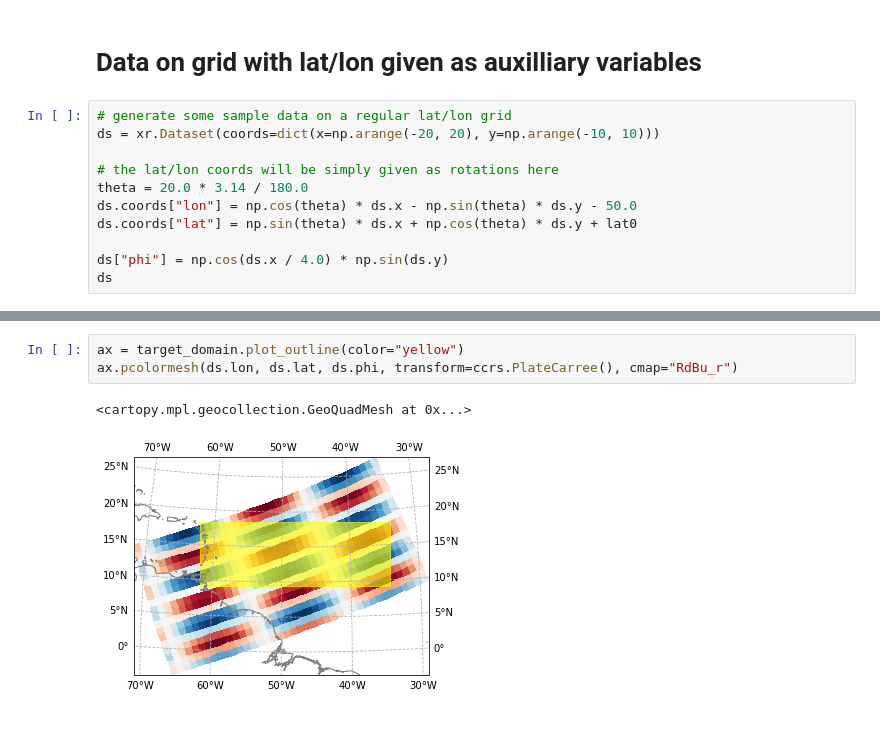
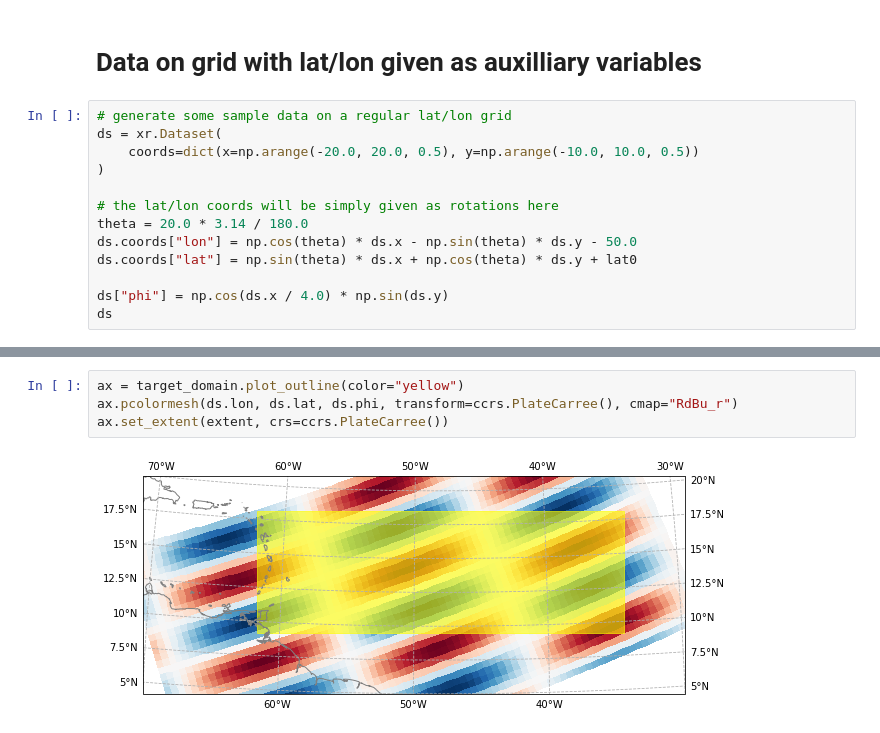
Before and after one commit to leifdenby/regridcart, a Jupyter notebook: notebooks/examples.ipynb, the cells around one changed output, grey strips where cells are left out. Drawn from its saved outputs; the diff is of its cells as text.

Commit message:
regrid with latlon aux coords

```diff
--- a/notebooks/examples.ipynb
+++ b/notebooks/examples.ipynb
@@ -124,7 +132,9 @@ ax.set_extent(extent, crs=ccrs.PlateCarree())
 # Data on grid with lat/lon given as auxilliary variables
 # %%
 # generate some sample data on a regular lat/lon grid
-ds = xr.Dataset(coords=dict(x=np.arange(-20, 20), y=np.arange(-10, 10)))
+ds = xr.Dataset(
+    coords=dict(x=np.arange(-20.0, 20.0, 0.5), y=np.arange(-10.0, 10.0, 0.5))
+)
 
 # the lat/lon coords will be simply given as rotations here
 theta = 20.0 * 3.14 / 180.0
@@ -147,9 +157,9 @@ Data variables:
 # %%
 ax = target_domain.plot_outline(color="yellow")
 ax.pcolormesh(ds.lon, ds.lat, ds.phi, transform=ccrs.PlateCarree(), cmap="RdBu_r")
+ax.set_extent(extent, crs=ccrs.PlateCarree())
 # %% [output]
-<cartopy.mpl.geocollection.GeoQuadMesh at 0x...>
-[figure, old version]
+[figure, new version]
 [interactive output not drawn]
 # %%
 da_phi = ds.phi
```
Also changed, not shown: parts of 6 cells of this notebook, 4 other files.
